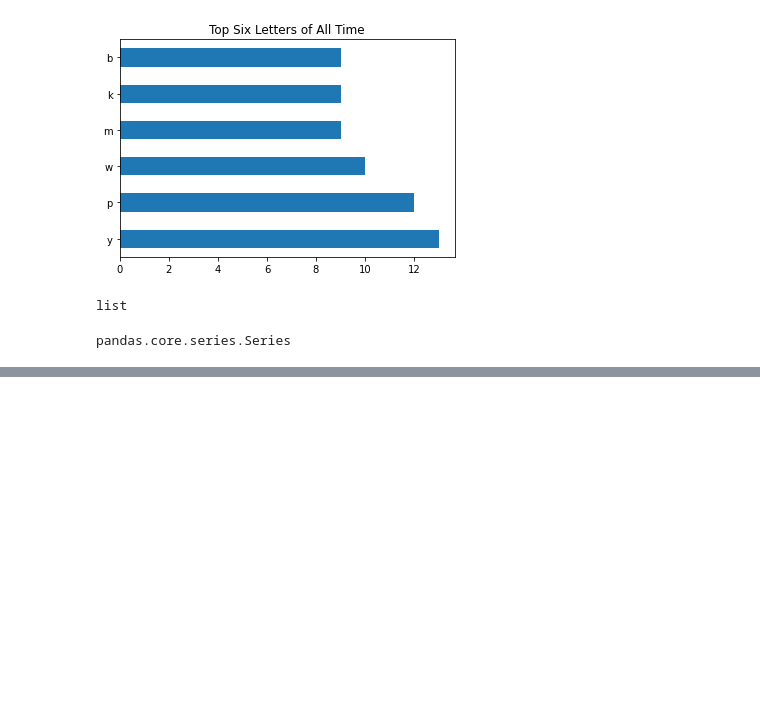
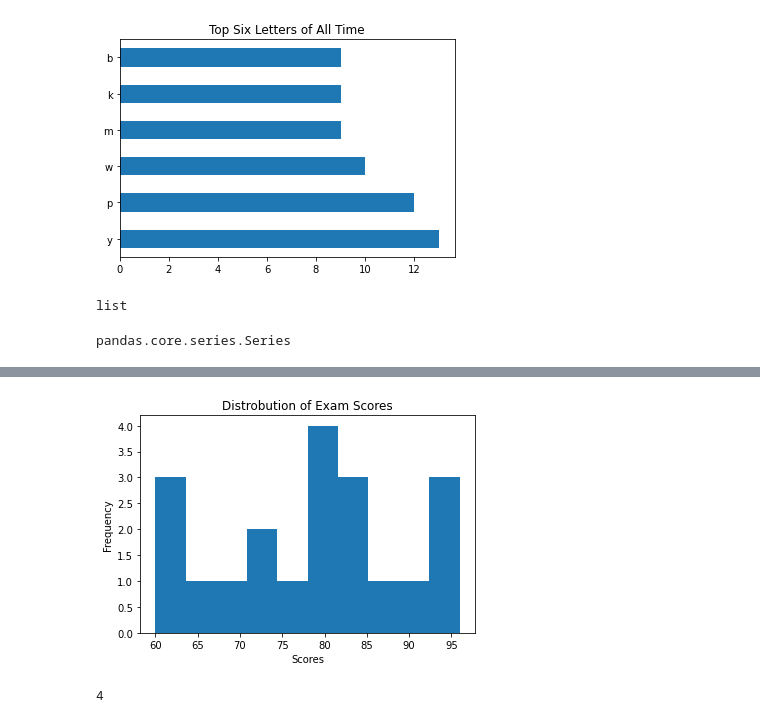
Before and after one commit to OKPTaylor/numpy-pandas-visualization-exercises, a Jupyter notebook: pandas_series.ipynb, the cells around one changed output, grey strips where cells are left out. Cells and saved outputs as stored; diff of their text form; code cells hidden in the pictures; blank space fills up the shorter version.

```diff
--- a/pandas_series.ipynb
+++ b/pandas_series.ipynb
@@ -395,0 +468,2 @@ pandas.core.series.Series
+# %%
+exam_scores = pd.Series([60, 86, 75, 62, 93, 71, 60, 83, 95, 78, 65, 72, 69, 81, 96, 80, 85, 92, 82, 78])
@@ -395,0 +496,7 @@ pandas.core.series.Series
+# %%
+exam_scores.plot.hist()
+plt.title("Distrobution of Exam Scores")
+plt.xlabel('Scores')
+plt.show()
+# %% [output]
+[figure, added]
@@ -395,0 +505,4 @@ pandas.core.series.Series
+# %%
+100 - exam_scores.max()
+# %% [output]
+4
```
Also changed, not shown: parts of 33 cells of this notebook.
